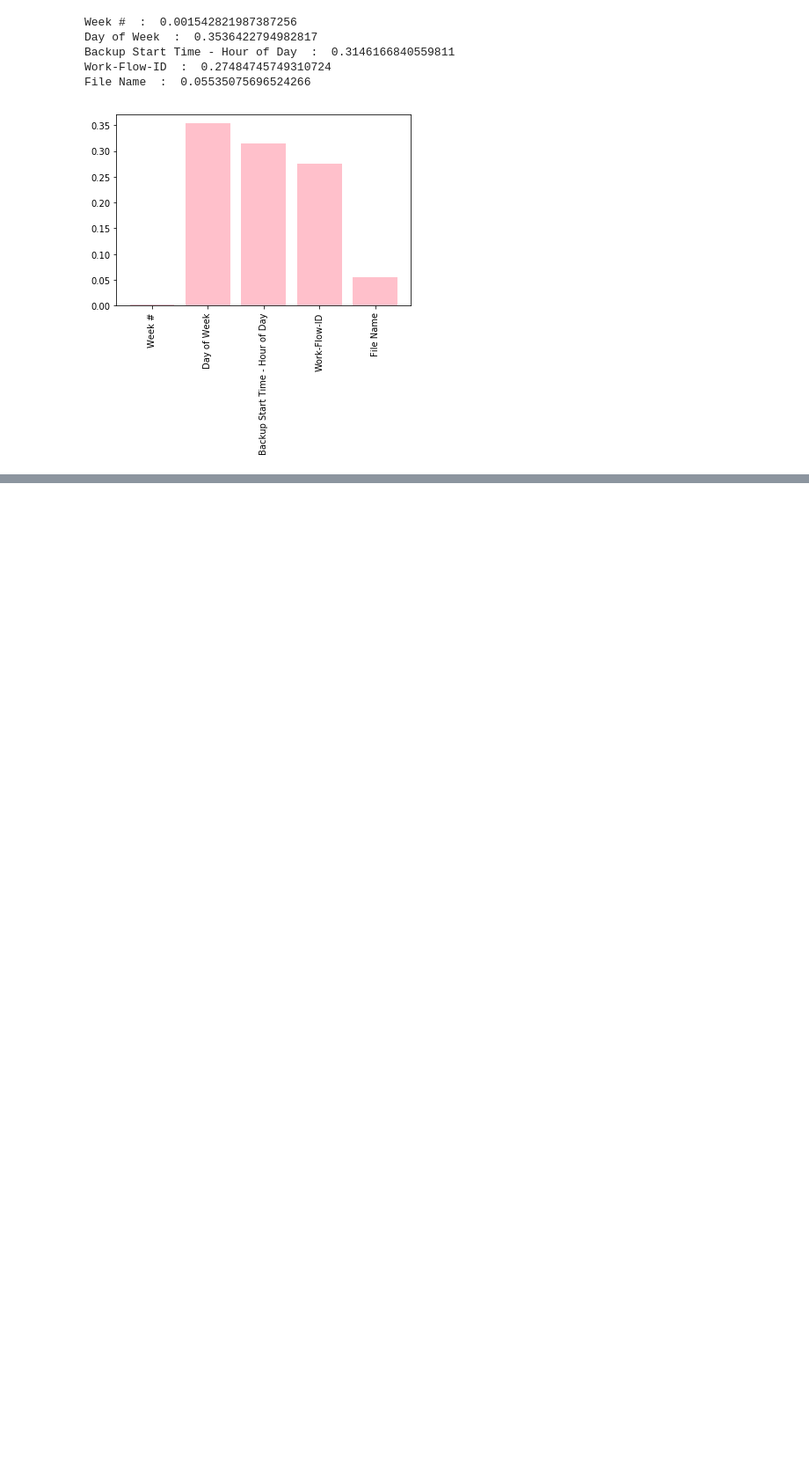
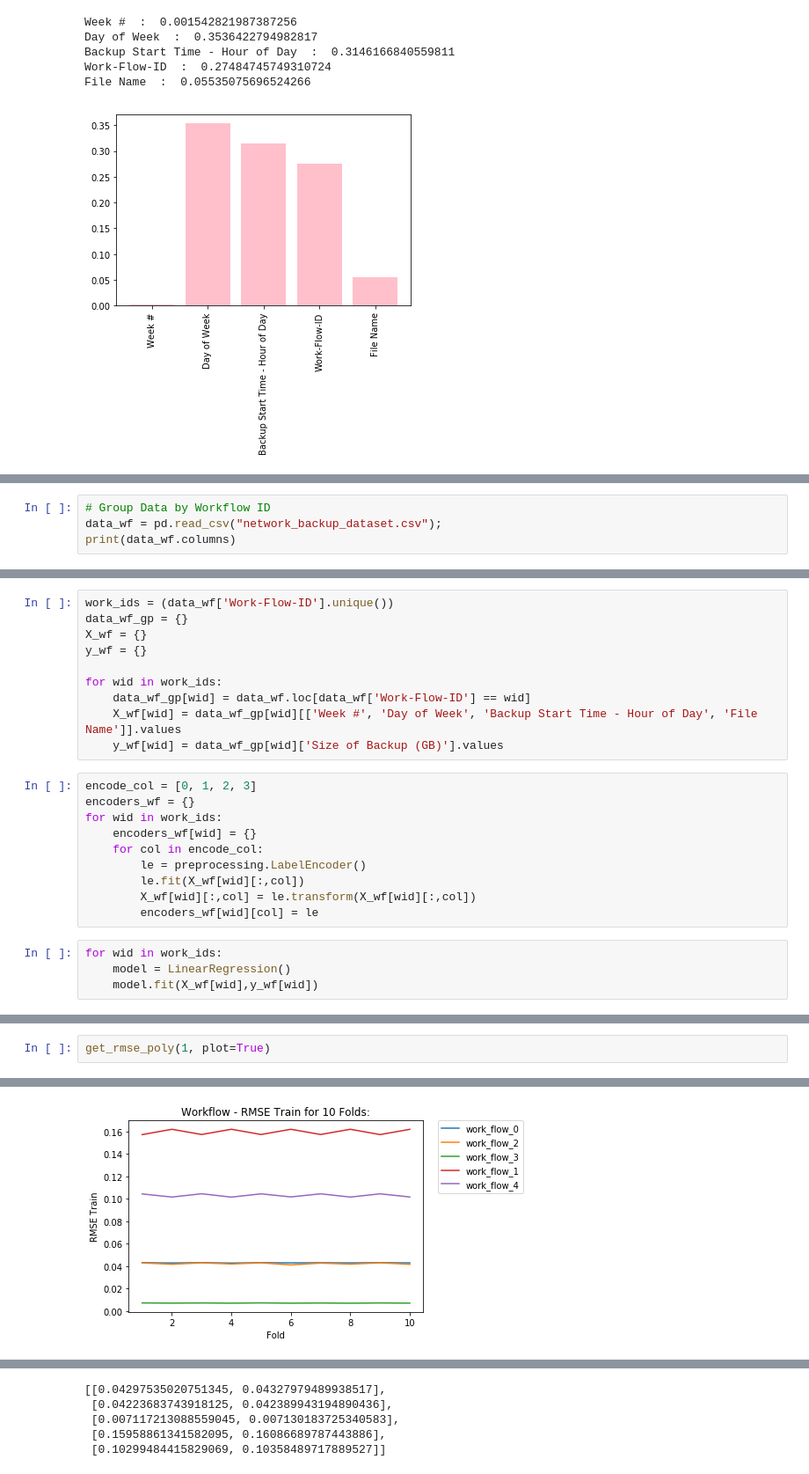
Before and after one commit to rupadevan94/large-scale-data-mining, a Jupyter notebook: Project4/Dataset1.ipynb, the cells around one changed output, grey strips where cells are left out. Shown at 88% size. Drawn from its saved outputs; the diff is of its cells as text; blank space fills up the shorter version.

```diff
--- a/Project4/Dataset1.ipynb
+++ b/Project4/Dataset1.ipynb
@@ -518,0 +597,4 @@ Image(graph.create_png())
+# %%
+# Group Data by Workflow ID
+data_wf = pd.read_csv("network_backup_dataset.csv");
+print(data_wf.columns)
@@ -518,0 +606,24 @@ Image(graph.create_png())
+# %%
+work_ids = (data_wf['Work-Flow-ID'].unique())
+data_wf_gp = {}
+X_wf = {}
+y_wf = {}
+
+for wid in work_ids:
+    data_wf_gp[wid] = data_wf.loc[data_wf['Work-Flow-ID'] == wid]
+    X_wf[wid] = data_wf_gp[wid][['Week #', 'Day of Week', 'Backup Start Time - Hour of Day', 'File Name']].values
+    y_wf[wid] = data_wf_gp[wid]['Size of Backup (GB)'].values
+# %%
+encode_col = [0, 1, 2, 3]
+encoders_wf = {}
+for wid in work_ids:
+    encoders_wf[wid] = {}
+    for col in encode_col:
+        le = preprocessing.LabelEncoder()
+        le.fit(X_wf[wid][:,col])
+        X_wf[wid][:,col] = le.transform(X_wf[wid][:,col])
+        encoders_wf[wid][col] = le
+# %%
+for wid in work_ids:
+    model = LinearRegression()
+    model.fit(X_wf[wid],y_wf[wid])
@@ -518,0 +700,3 @@ Image(graph.create_png())
+# %%
+get_rmse_poly(1, plot=True)
+# %% [output]
@@ -518,0 +720 @@ Image(graph.create_png())
+[figure, added]
@@ -518,0 +722,5 @@ Image(graph.create_png())
+[[0.04297535020751345, 0.04327979489938517],
+ [0.04223683743918125, 0.042389943194890436],
+ [0.007117213088559045, 0.007130183725340583],
+ [0.15958861341582095, 0.16086689787443886],
+ [0.10299484415829069, 0.10358489717889527]]
```
Also changed, not shown: parts of 18 cells of this notebook.
